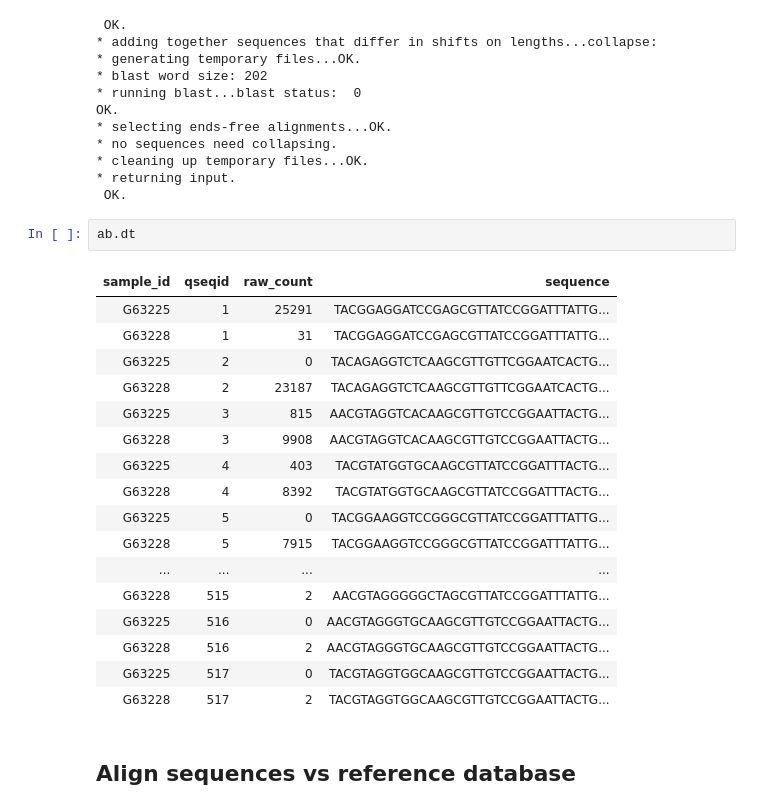
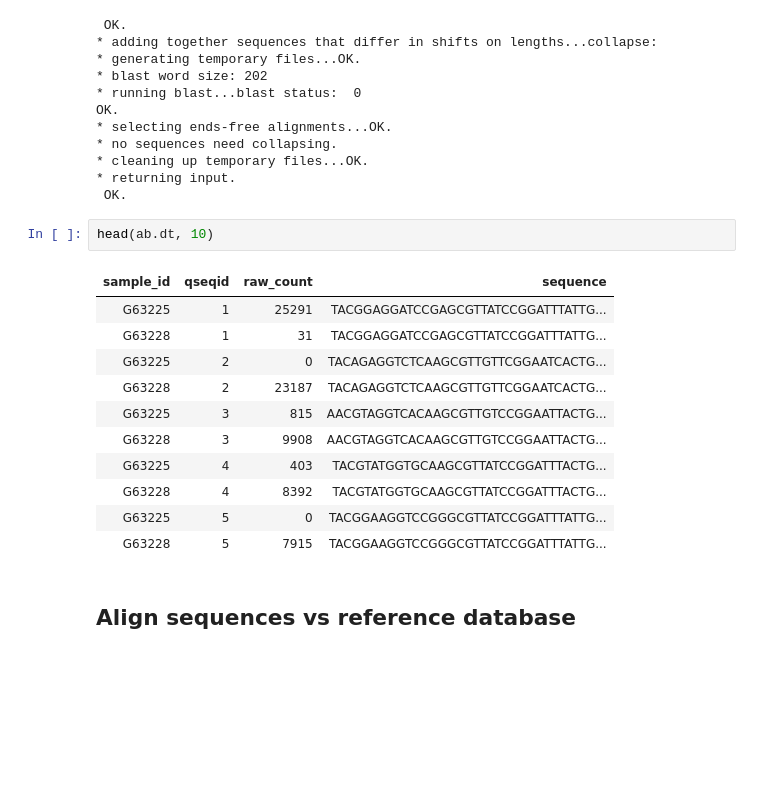
Before and after one commit to xbiome/rexmap, a Jupyter notebook: tutorial.ipynb, the cells around one changed output. Drawn from its saved outputs; the diff is of its cells as text; blank space fills up the shorter version.

```diff
--- a/tutorial.ipynb
+++ b/tutorial.ipynb
@@ -145,26 +145,20 @@ OK.
 * cleaning up temporary files...OK.
 * returning input.
  OK.
-# %%
-ab.dt
-# %% [output]
-| sample_id | qseqid | raw_count | sequence |
-| G63225 | 1 | 25291 | TACGGAGGATCCGAGCGTTATCCGGATTTATTG... |
-| G63228 | 1 | 31 | TACGGAGGATCCGAGCGTTATCCGGATTTATTG... |
-| G63225 | 2 | 0 | TACAGAGGTCTCAAGCGTTGTTCGGAATCACTG... |
-| G63228 | 2 | 23187 | TACAGAGGTCTCAAGCGTTGTTCGGAATCACTG... |
-| G63225 | 3 | 815 | AACGTAGGTCACAAGCGTTGTCCGGAATTACTG... |
-| G63228 | 3 | 9908 | AACGTAGGTCACAAGCGTTGTCCGGAATTACTG... |
-| G63225 | 4 | 403 | TACGTATGGTGCAAGCGTTATCCGGATTTACTG... |
-| G63228 | 4 | 8392 | TACGTATGGTGCAAGCGTTATCCGGATTTACTG... |
-| G63225 | 5 | 0 | TACGGAAGGTCCGGGCGTTATCCGGATTTATTG... |
-| G63228 | 5 | 7915 | TACGGAAGGTCCGGGCGTTATCCGGATTTATTG... |
-| ... | ... | ... | ... |
-| G63228 | 515 | 2 | AACGTAGGGGGCTAGCGTTATCCGGATTTATTG... |
-| G63225 | 516 | 0 | AACGTAGGGTGCAAGCGTTGTCCGGAATTACTG... |
-| G63228 | 516 | 2 | AACGTAGGGTGCAAGCGTTGTCCGGAATTACTG... |
-| G63225 | 517 | 0 | TACGTAGGTGGCAAGCGTTGTCCGGAATTACTG... |
-| G63228 | 517 | 2 | TACGTAGGTGGCAAGCGTTGTCCGGAATTACTG... |
+# %%
+head(ab.dt, 10)
+# %% [output]
+| sample_id | qseqid | raw_count | sequence |
+| G63225 | 1 | 25291 | TACGGAGGATCCGAGCGTTATCCGGATTTATTG... |
+| G63228 | 1 | 31 | TACGGAGGATCCGAGCGTTATCCGGATTTATTG... |
+| G63225 | 2 | 0 | TACAGAGGTCTCAAGCGTTGTTCGGAATCACTG... |
+| G63228 | 2 | 23187 | TACAGAGGTCTCAAGCGTTGTTCGGAATCACTG... |
+| G63225 | 3 | 815 | AACGTAGGTCACAAGCGTTGTCCGGAATTACTG... |
+| G63228 | 3 | 9908 | AACGTAGGTCACAAGCGTTGTCCGGAATTACTG... |
+| G63225 | 4 | 403 | TACGTATGGTGCAAGCGTTATCCGGATTTACTG... |
+| G63228 | 4 | 8392 | TACGTATGGTGCAAGCGTTATCCGGATTTACTG... |
+| G63225 | 5 | 0 | TACGGAAGGTCCGGGCGTTATCCGGATTTATTG... |
+| G63228 | 5 | 7915 | TACGGAAGGTCCGGGCGTTATCCGGATTTATTG... |
 # %% [markdown]
 ## Align sequences vs reference database
 # %% [markdown]
```
Also changed, not shown: parts of 2 cells of this notebook, 3 other files.
